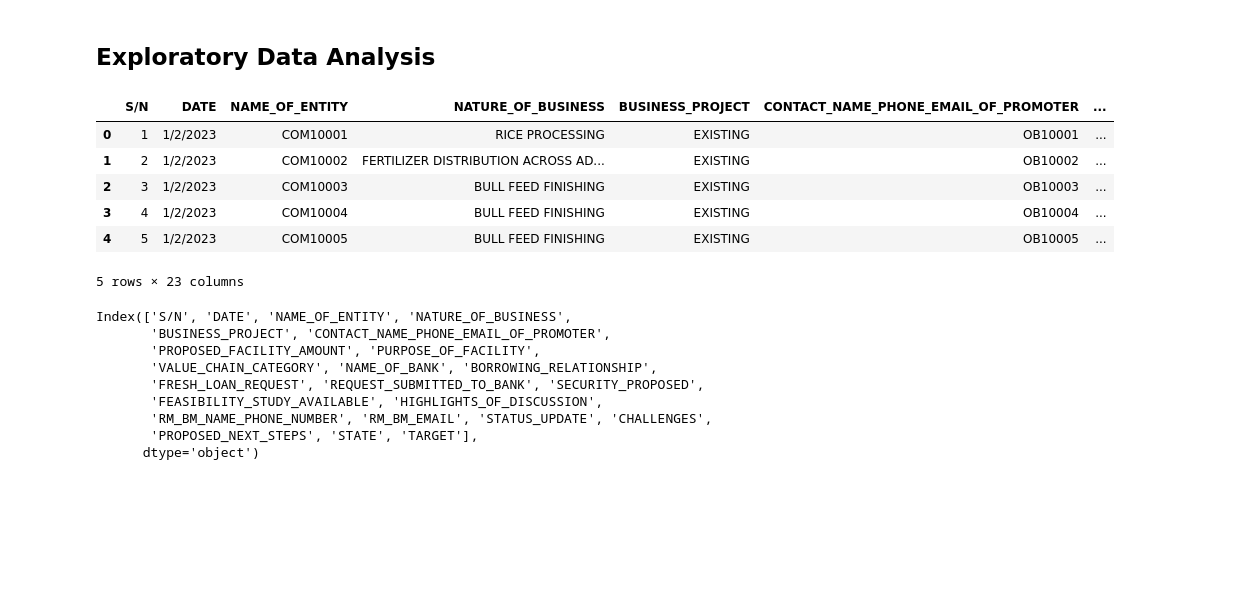
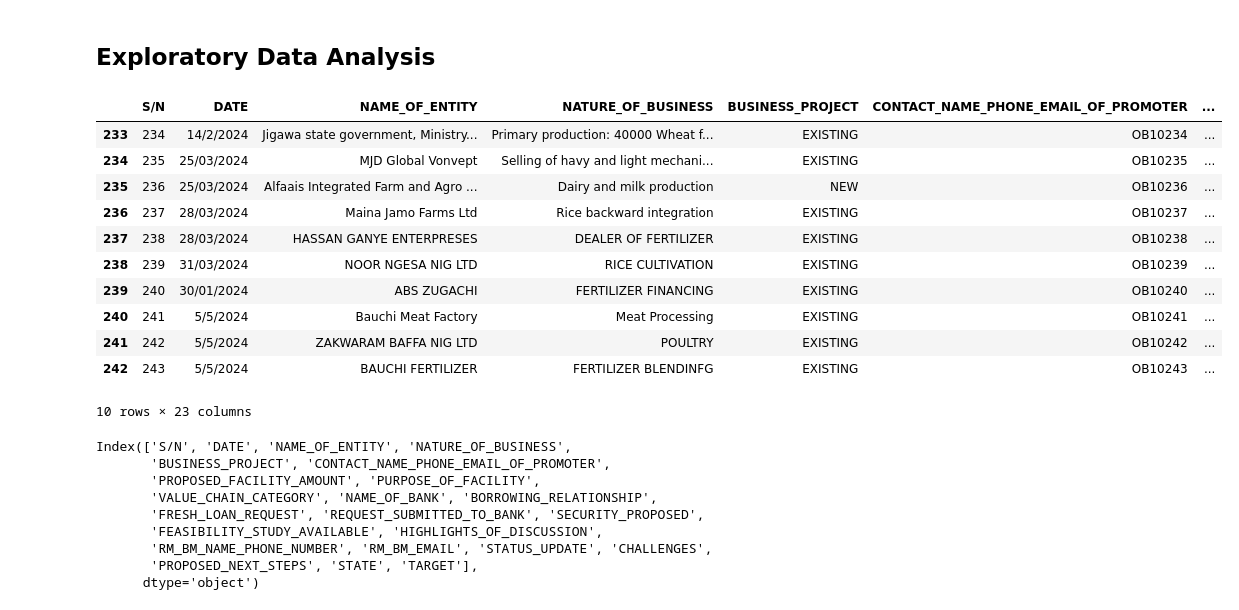
Before and after one commit to ogidaniel1/NRS, a Jupyter notebook: model_and_notebook/Copy_of_Untitled1.ipynb, the cells around one changed output. Saved outputs shown, nothing was run; the diff lists cells and outputs as text; code cells hidden in the pictures; blank space fills up the shorter version.

```diff
--- a/model_and_notebook/Copy_of_Untitled1.ipynb
+++ b/model_and_notebook/Copy_of_Untitled1.ipynb
@@ -37,15 +37,20 @@ df = pd.read_csv('DEALS PREDICT_NEW_check.csv')
 # %% [markdown]
 ## Exploratory Data Analysis
 # %%
-df.head()
+df.tail(10)
 # %% [output]
 |  | S/N | DATE | NAME_OF_ENTITY | NATURE_OF_BUSINESS | BUSINESS_PROJECT | CONTACT_NAME_PHONE_EMAIL_OF_PROMOTER | ... |
-| 0 | 1 | 1/2/2023 | COM10001 | RICE PROCESSING | EXISTING | OB10001 | ... |
-| 1 | 2 | 1/2/2023 | COM10002 | FERTILIZER DISTRIBUTION ACROSS AD... | EXISTING | OB10002 | ... |
-| 2 | 3 | 1/2/2023 | COM10003 | BULL FEED FINISHING | EXISTING | OB10003 | ... |
-| 3 | 4 | 1/2/2023 | COM10004 | BULL FEED FINISHING | EXISTING | OB10004 | ... |
-| 4 | 5 | 1/2/2023 | COM10005 | BULL FEED FINISHING | EXISTING | OB10005 | ... |
+| 233 | 234 | 14/2/2024 | Jigawa state government, Ministry... | Primary production: 40000 Wheat f... | EXISTING | OB10234 | ... |
+| 234 | 235 | 25/03/2024 | MJD Global Vonvept | Selling of havy and light mechani... | EXISTING | OB10235 | ... |
+| 235 | 236 | 25/03/2024 | Alfaais Integrated Farm and Agro ... | Dairy and milk production | NEW | OB10236 | ... |
+| 236 | 237 | 28/03/2024 | Maina Jamo Farms Ltd | Rice backward integration | EXISTING | OB10237 | ... |
+| 237 | 238 | 28/03/2024 | HASSAN GANYE ENTERPRESES | DEALER OF FERTILIZER | EXISTING | OB10238 | ... |
+| 238 | 239 | 31/03/2024 | NOOR NGESA NIG LTD | RICE CULTIVATION | EXISTING | OB10239 | ... |
+| 239 | 240 | 30/01/2024 | ABS ZUGACHI | FERTILIZER FINANCING | EXISTING | OB10240 | ... |
+| 240 | 241 | 5/5/2024 | Bauchi Meat Factory | Meat Processing | EXISTING | OB10241 | ... |
+| 241 | 242 | 5/5/2024 | ZAKWARAM BAFFA NIG LTD | POULTRY | EXISTING | OB10242 | ... |
+| 242 | 243 | 5/5/2024 | BAUCHI FERTILIZER | FERTILIZER BLENDINFG | EXISTING | OB10243 | ... |
-5 rows × 23 columns
+10 rows × 23 columns
 # %%
 df.columns
 # %% [output]
```
Also changed, not shown: parts of 3 cells of this notebook, 18 other files.
